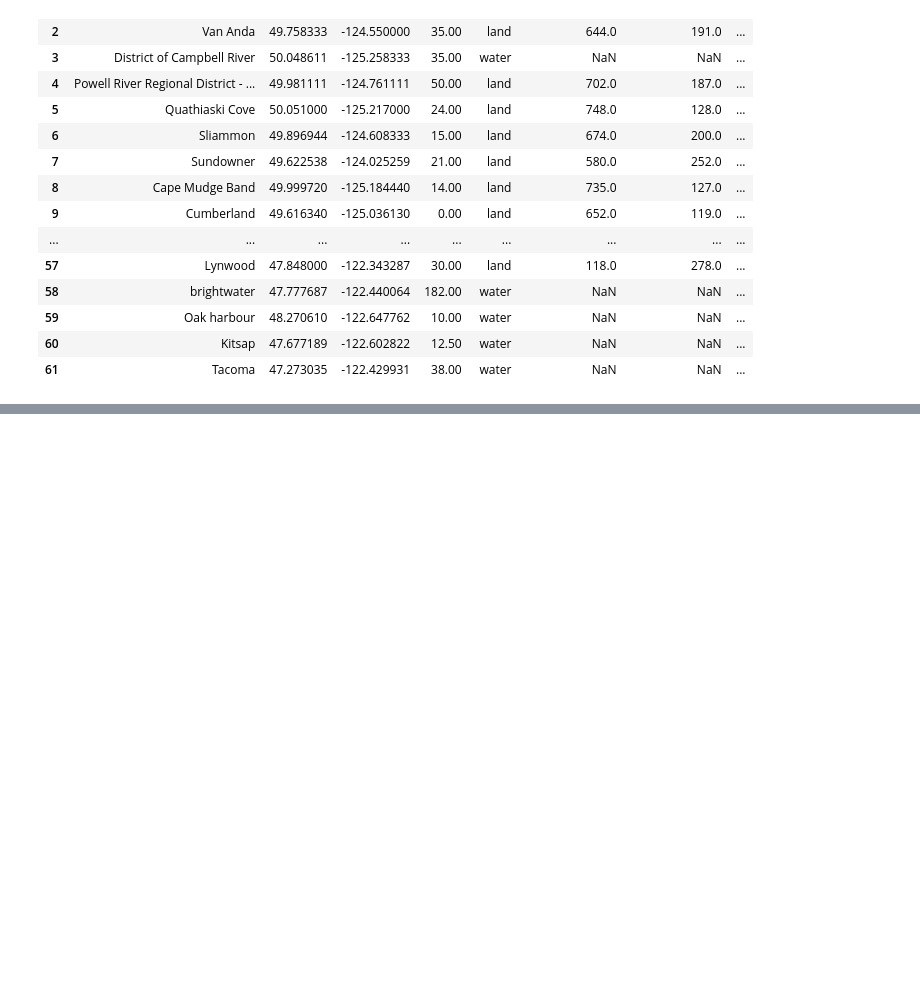
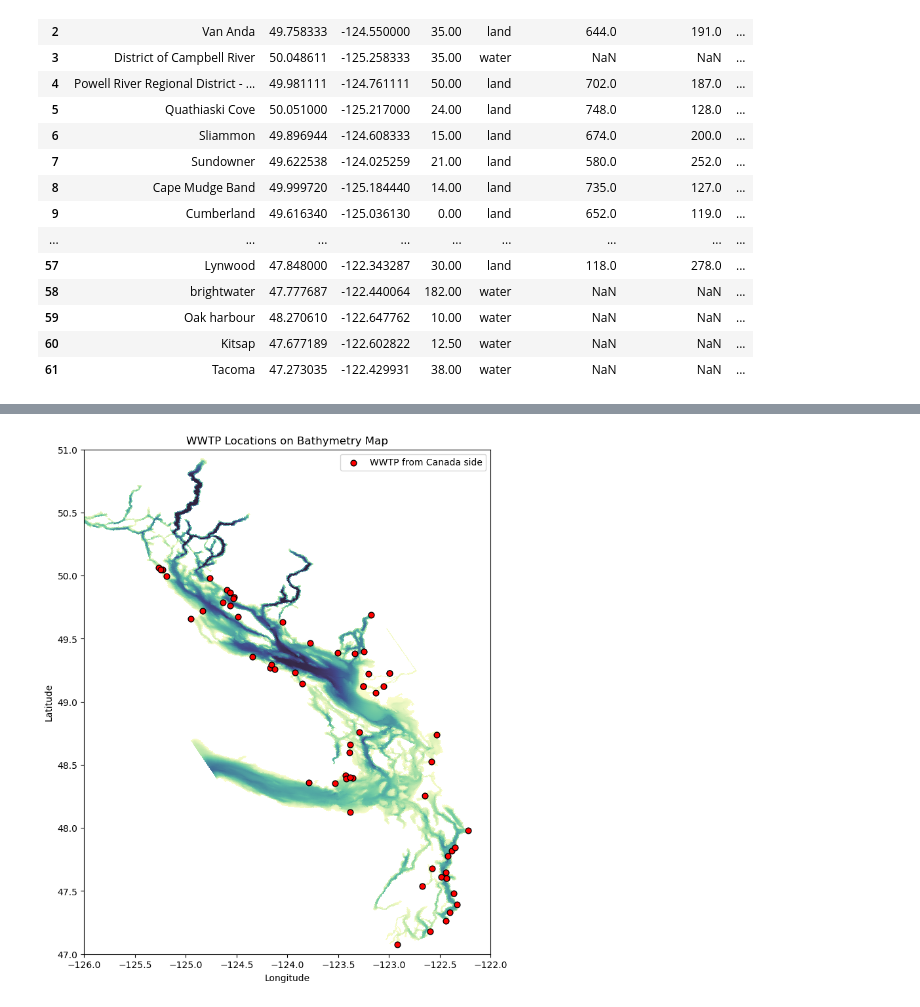
Before and after one commit to SalishSeaCast/analysis-dishika, a Jupyter notebook: notebooks/grid_cell.ipynb, the cells around one changed output, grey strips where cells are left out. Drawn from its saved outputs; the diff is of its cells as text; code cells hidden in the pictures; blank space fills up the shorter version.

```diff
--- a/notebooks/grid_cell.ipynb
+++ b/notebooks/grid_cell.ipynb
@@ -600,0 +659,8 @@ plt.show()
+# %%
+final_depths = []
+for _,row in canada_status.iterrows():
+    if pd.isna(row["corrected_water_depth"]):
+        final_depths.append(row["nearest_water_depth"])
+    else:
+        final_depths.append(row["corrected_water_depth"])
+canada_status["final_depth"] = final_depths
@@ -600,0 +767,2 @@ plt.show()
+# %%
+final_canada = canada_status[["Outfall Name from Rich", "final_lon", "final_lat", "final_depth","final_j","final_i"]].copy()
@@ -600,0 +814,19 @@ plt.show()
+# %%
+point_lon = -123.000000
+point_lat = 49.249720
+
+lon_vals = lon_grid.values
+lat_vals = lat_grid.values
+depth_vals = bathy_data.values
+
+distances = haversine_km(lon_vals, lat_vals, point_lon, point_lat)
+
+j, i = np.unravel_index(np.argmin(distances), distances.shape)
+
+row_mask = canada_status["Outfall Name from Rich"] == "Greater Vancouver Regional District"
+
+final_canada.loc[row_mask, "final_j"] = j
+final_canada.loc[row_mask, "final_i"] = i
+final_canada.loc[row_mask, "final_lon"] = lon_vals[j, i]
+final_canada.loc[row_mask, "final_lat"] = lat_vals[j, i]
+final_canada.loc[row_mask, "final_depth"] = 17.3000
@@ -600,0 +853,17 @@ plt.show()
+# %%
+fig, ax = plt.subplots(figsize=(8, 10))
+
+mesh = ax.pcolormesh(lon_grid,lat_grid,bathy_data,cmap=cm.deep,vmin=0,vmax=450,shading="auto")
+
+ax.scatter(final_canada["final_lon"],final_canada["final_lat"],color="red",edgecolors="black",s=40,label="WWTP from Canada side")
+
+ax.set_xlabel("Longitude")
+ax.set_xlim(-126, -122)
+ax.set_ylabel("Latitude")
+ax.set_ylim(47, 51)
+ax.set_title("WWTP Locations on Bathymetry Map")
+ax.legend()
+
+plt.show()
+# %% [output]
+[figure, added]
```
Also changed, not shown: parts of 42 cells of this notebook.
